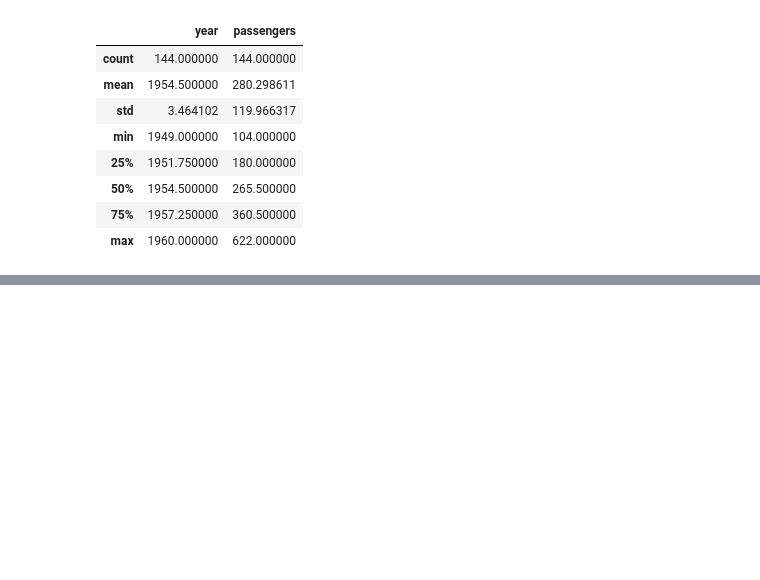
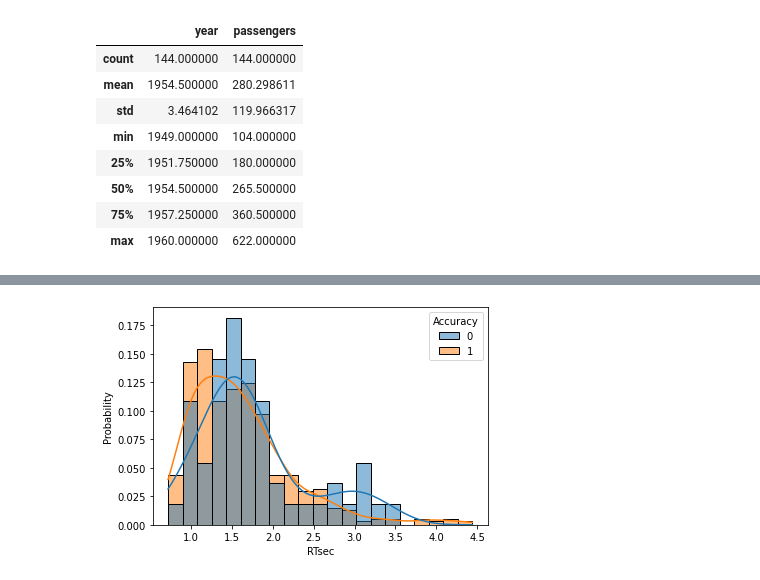
Before and after one commit to jspark0914/math, a Jupyter notebook: matplotlib.ipynb, the cells around one changed output, grey strips where cells are left out. Cells and saved outputs as stored; diff of their text form; code cells hidden in the pictures; blank space fills up the shorter version.

```diff
--- a/matplotlib.ipynb
+++ b/matplotlib.ipynb
@@ -118,0 +134,10 @@ plt.show()
+# %%
+sns.histplot(x='RTsec',data=df,
+             hue='Accuracy',stat='probability',        #hue: accuracy 마다 색깔 다르게
+             kde=True,
+             common_norm=False
+
+             )
+plt.show()
+# %% [output]
+[figure, added]
```
Also changed, not shown: parts of 5 cells of this notebook.
